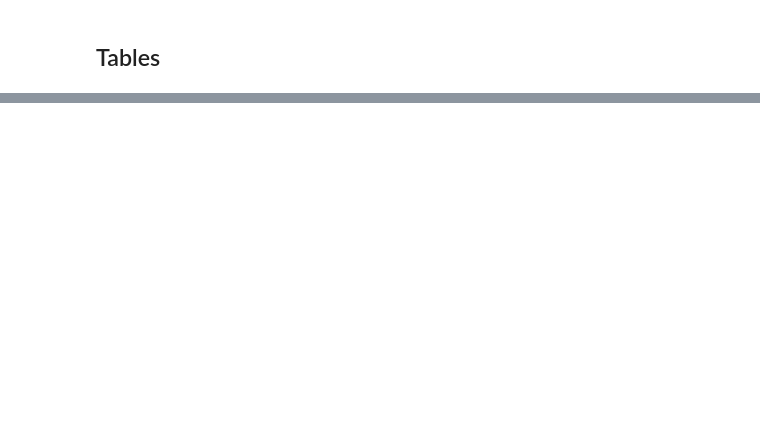
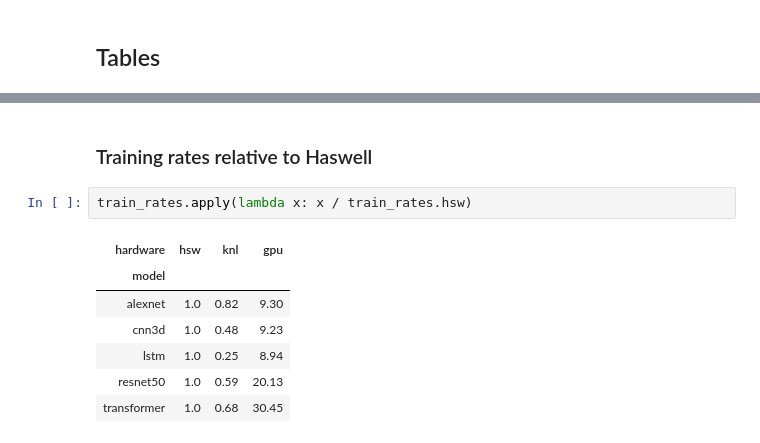
Before and after one commit to sparticlesteve/pytorch-benchmarks, a Jupyter notebook: notebooks/HardwareAnalysis.ipynb, the cells around one changed output, grey strips where cells are left out. Cells and saved outputs as stored; diff of their text form; blank space fills up the shorter version.

```diff
--- a/notebooks/HardwareAnalysis.ipynb
+++ b/notebooks/HardwareAnalysis.ipynb
@@ -73,0 +92,12 @@ results.groupby('model').apply(lambda g: pd.Series(data=g.train_rate.values, ind
+# %% [markdown]
+### Training rates relative to Haswell
+# %%
+train_rates.apply(lambda x: x / train_rates.hsw)
+# %% [output]
+| hardware | hsw | knl | gpu |
+| model |  |  |  |
+| alexnet | 1.0 | 0.82 | 9.30 |
+| cnn3d | 1.0 | 0.48 | 9.23 |
+| lstm | 1.0 | 0.25 | 8.94 |
+| resnet50 | 1.0 | 0.59 | 20.13 |
+| transformer | 1.0 | 0.68 | 30.45 |
```
Also changed, not shown: parts of 17 cells of this notebook.
